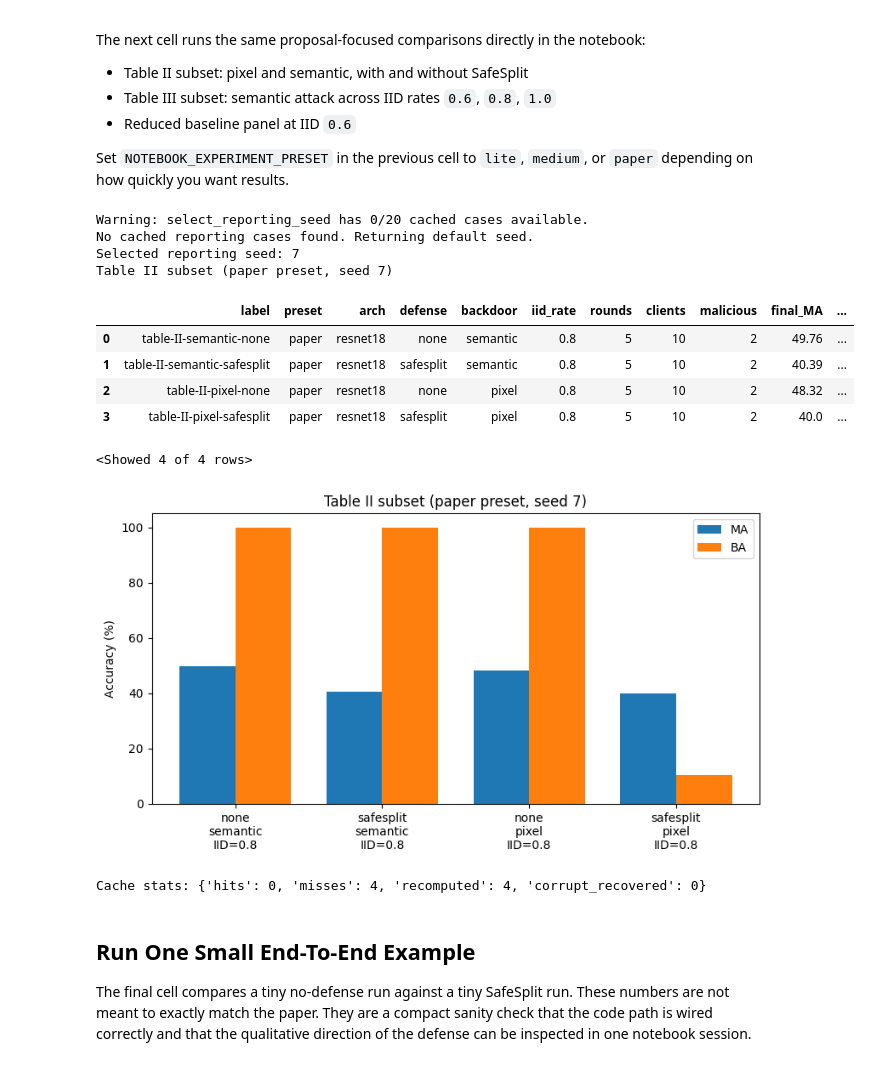
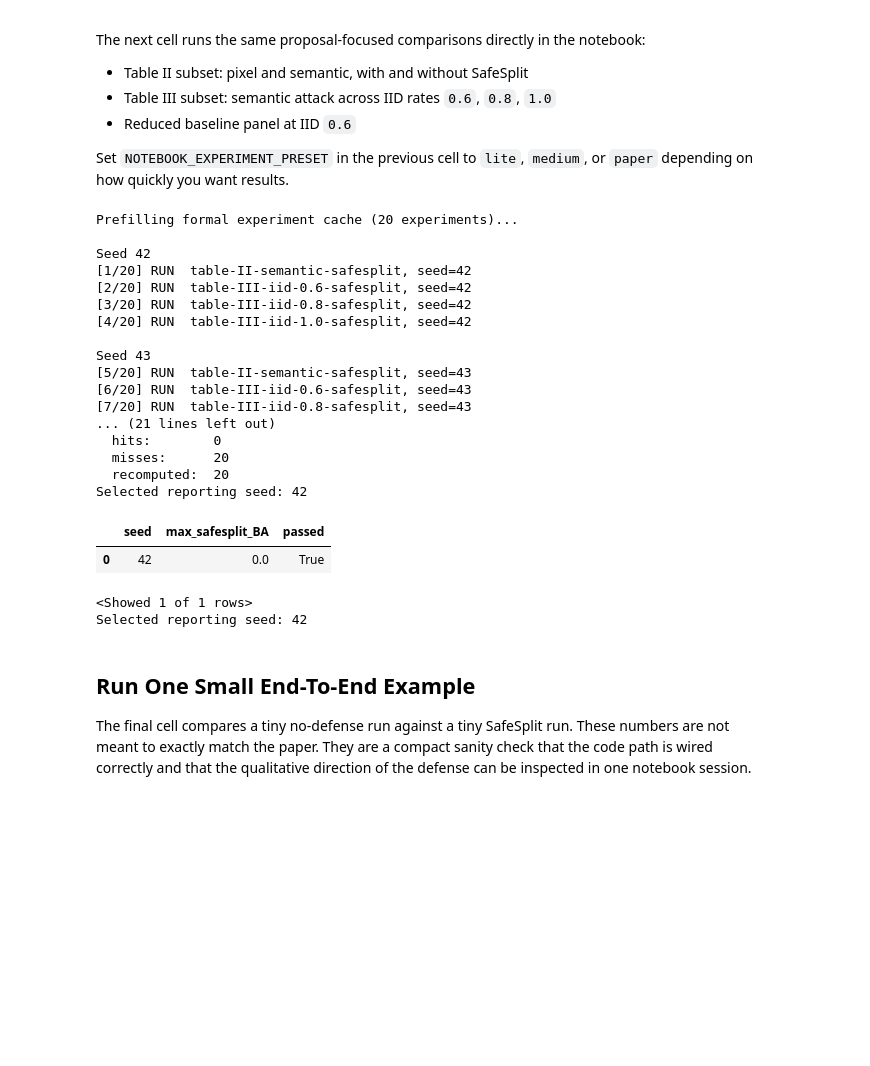
Before and after one commit to MateoLopez00/SafeSplit_Distributed_DL, a Jupyter notebook: SafeSplit_walkthrough.ipynb, the cells around one changed output. Cells and saved outputs as stored; diff of their text form; code cells hidden in the pictures; blank space fills up the shorter version.

Commit message:
feat: add formal experiment cache and typed preset system

```diff
--- a/SafeSplit_walkthrough.ipynb
+++ b/SafeSplit_walkthrough.ipynb
@@ -839,7 +839,7 @@ formal_cache = FormalExperimentCache(
 # Optional full prefill for all candidate seeds.
 # Uncomment to pre-run all reporting seed candidates for the key reporting experiments.
 # ------------------------------------------------------------------
-# formal_cache.prefill(reporting_seed_cases(), REPORTING_SEED_CANDIDATES)
+formal_cache.prefill(reporting_seed_cases(), REPORTING_SEED_CANDIDATES)
 
 # ------------------------------------------------------------------
 # Automatically select a stable reporting seed.
@@ -904,45 +904,54 @@ plt.plot([row["iid_rate"] for row in none_rows], [row["final_MA"]
          for row in none_rows], marker="s", linestyle="--", label="none MA")
 plt.plot([row["iid_rate"] for row in safe_rows], [row["final_MA"]
          for row in safe_rows], marker="s", linestyle="--", label="safesplit MA")
 plt.xlabel("IID rate")
 plt.ylabel("Accuracy (%)")
 plt.title(f"Table III trend view ({NOTEBOOK_EXPERIMENT_PRESET} preset)")
 plt.legend()
 plt.tight_layout()
 plt.show()
 
 # ------------------------------------------------------------------
 # Qualitative interpretation table
 # ------------------------------------------------------------------
 interpretation_rows = []
 for row in table_ii_rows:
     interpretation_rows.append(
         {
             "label": row["label"],
 
             "takeaway":
                 "SafeSplit suppresses BA"
                 if row["defense"] == "safesplit"
                 else "No defense is expected to allow higher BA",
 
             "MA": row["final_MA"],
             "BA": row["final_BA"],
         }
     )
 show_rows(interpretation_rows, max_rows=len(interpretation_rows))
 # %% [output]
-Warning: select_reporting_seed has 0/20 cached cases available.
-No cached reporting cases found. Returning default seed.
-Selected reporting seed: 7
-Table II subset (paper preset, seed 7)
+Prefilling formal experiment cache (20 experiments)...
+
+Seed 42
+[1/20] RUN  table-II-semantic-safesplit, seed=42
+[2/20] RUN  table-III-iid-0.6-safesplit, seed=42
+[3/20] RUN  table-III-iid-0.8-safesplit, seed=42
+[4/20] RUN  table-III-iid-1.0-safesplit, seed=42
+
+Seed 43
+[5/20] RUN  table-II-semantic-safesplit, seed=43
+[6/20] RUN  table-III-iid-0.6-safesplit, seed=43
+[7/20] RUN  table-III-iid-0.8-safesplit, seed=43
+... (21 lines left out)
+  hits:        0
+  misses:      20
+  recomputed:  20
+Selected reporting seed: 42
-|  | label | preset | arch | defense | backdoor | iid_rate | rounds | clients | malicious | final_MA | ... |
-| 0 | table-II-semantic-none | paper | resnet18 | none | semantic | 0.8 | 5 | 10 | 2 | 49.76 | ... |
-| 1 | table-II-semantic-safesplit | paper | resnet18 | safesplit | semantic | 0.8 | 5 | 10 | 2 | 40.39 | ... |
-| 2 | table-II-pixel-none | paper | resnet18 | none | pixel | 0.8 | 5 | 10 | 2 | 48.32 | ... |
-| 3 | table-II-pixel-safesplit | paper | resnet18 | safesplit | pixel | 0.8 | 5 | 10 | 2 | 40.0 | ... |
+|  | seed | max_safesplit_BA | passed |
+| 0 | 42 | 0.0 | True |
-<Showed 4 of 4 rows>
+<Showed 1 of 1 rows>
+Selected reporting seed: 42
-[figure, removed]
-Cache stats: {'hits': 0, 'misses': 4, 'recomputed': 4, 'corrupt_recovered': 0}
 # %% [markdown]
 ## Run One Small End-To-End Example
 
```
Also changed, not shown: parts of 3 cells of this notebook, 27 other files.
